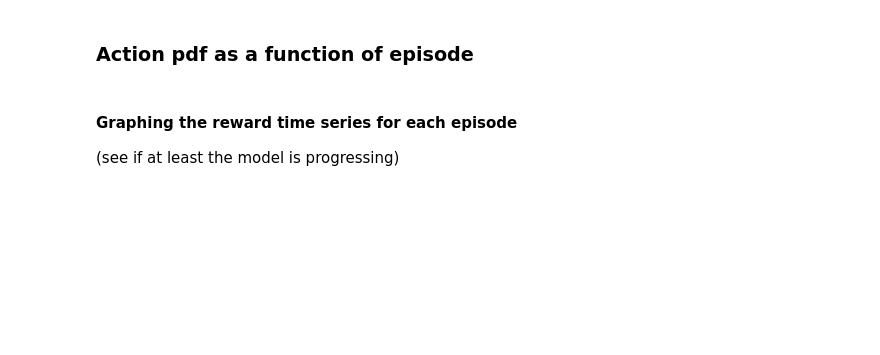
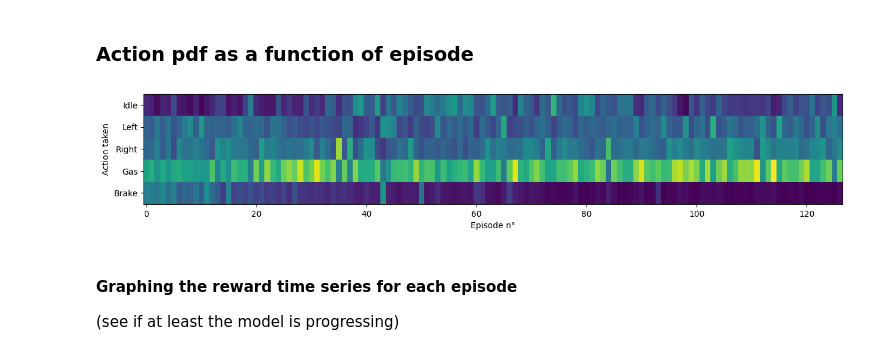
Before and after one commit to Rheyles/from-a-to-b-with-rl, a Jupyter notebook: notebooks/logs.ipynb, the cells around one changed output. Drawn from its saved outputs; the diff is of its cells as text; code cells hidden in the pictures; blank space fills up the shorter version.

```diff
--- a/notebooks/logs.ipynb
+++ b/notebooks/logs.ipynb
@@ -13,6 +13,6 @@ import matplotlib.pyplot as plt
 import os
 # %%
 #Add path to model you have trained
-PATH = "../models/0610_0002_CarDQNAgent"
+PATH = "../models/0610_1228_CarDQNAgent"
 logs = pd.read_csv(os.path.join(PATH,"log.csv"))
 logs.tail()
@@ -80,22 +100,24 @@ ax.set_ylabel('Episode length');
 # %%
 action_count_per_ep = logs[['Episode', 'Action']].groupby('Episode').value_counts(normalize=True).unstack(level=-1)
 action_count_per_ep[action_count_per_ep.isna()] = 0
 neps = action_count_per_ep.index.max()
 fig, ax = plt.subplots()
-ax.imshow(np.array(action_count_per_ep).T, aspect=neps//30)
+ax.imshow(np.array(action_count_per_ep).T, aspect=np.maximum(1,neps//30))
 fig.set_size_inches(w=15, h=4)
 
 
 # # Frozen Lake
 # ax.set_yticks([0,1,2,3])
 # ax.set_yticklabels(['Left', 'Down', 'Right', 'Up'])
 
 # Car Race
 ax.set_yticks([0,1,2,3,4])
 ax.set_yticklabels(['Idle', 'Left', 'Right', 'Gas', 'Brake'])
 
 ax.set_xlabel('Episode n°')
 ax.set_ylabel('Action taken');
+# %% [output]
+[figure, added]
 # %% [markdown]
 #### Graphing the reward time series for each episode
 (see if at least the model is progressing)
```
Also changed, not shown: parts of 6 cells of this notebook, 7 other files.
